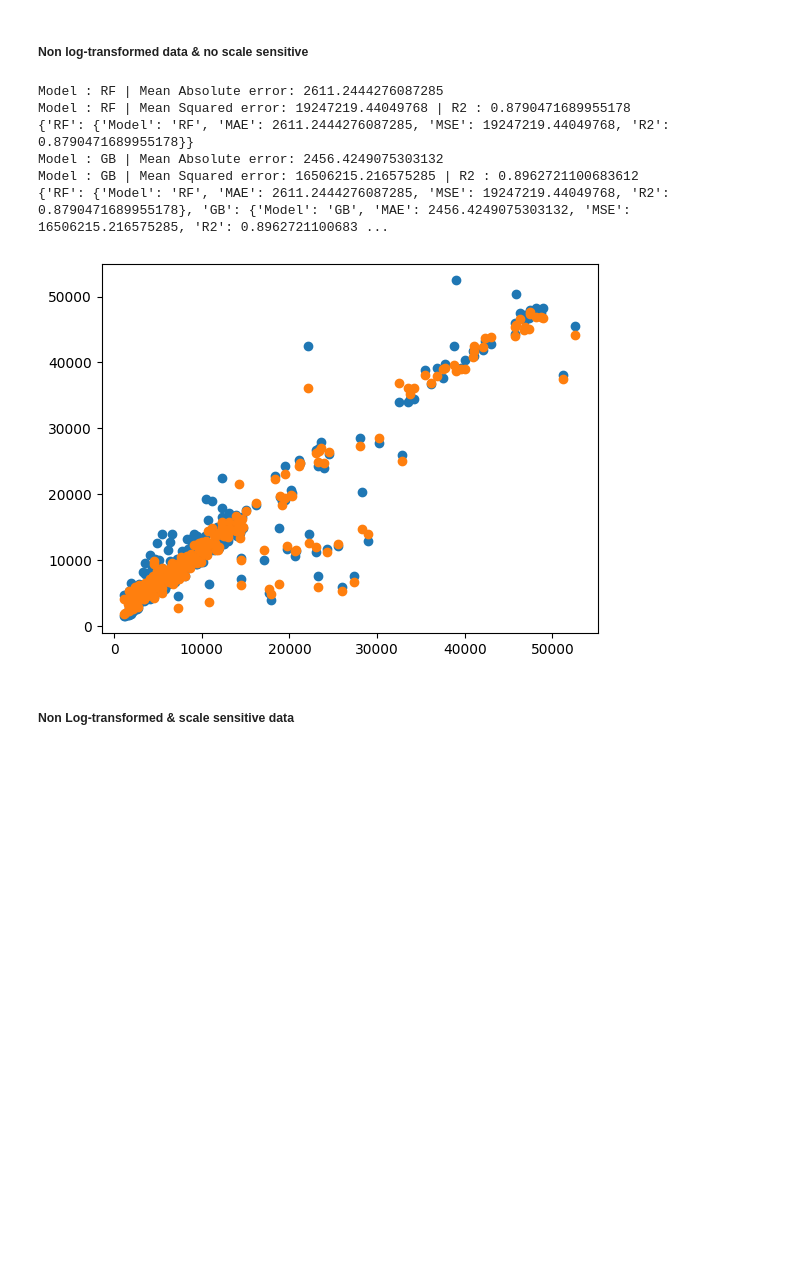
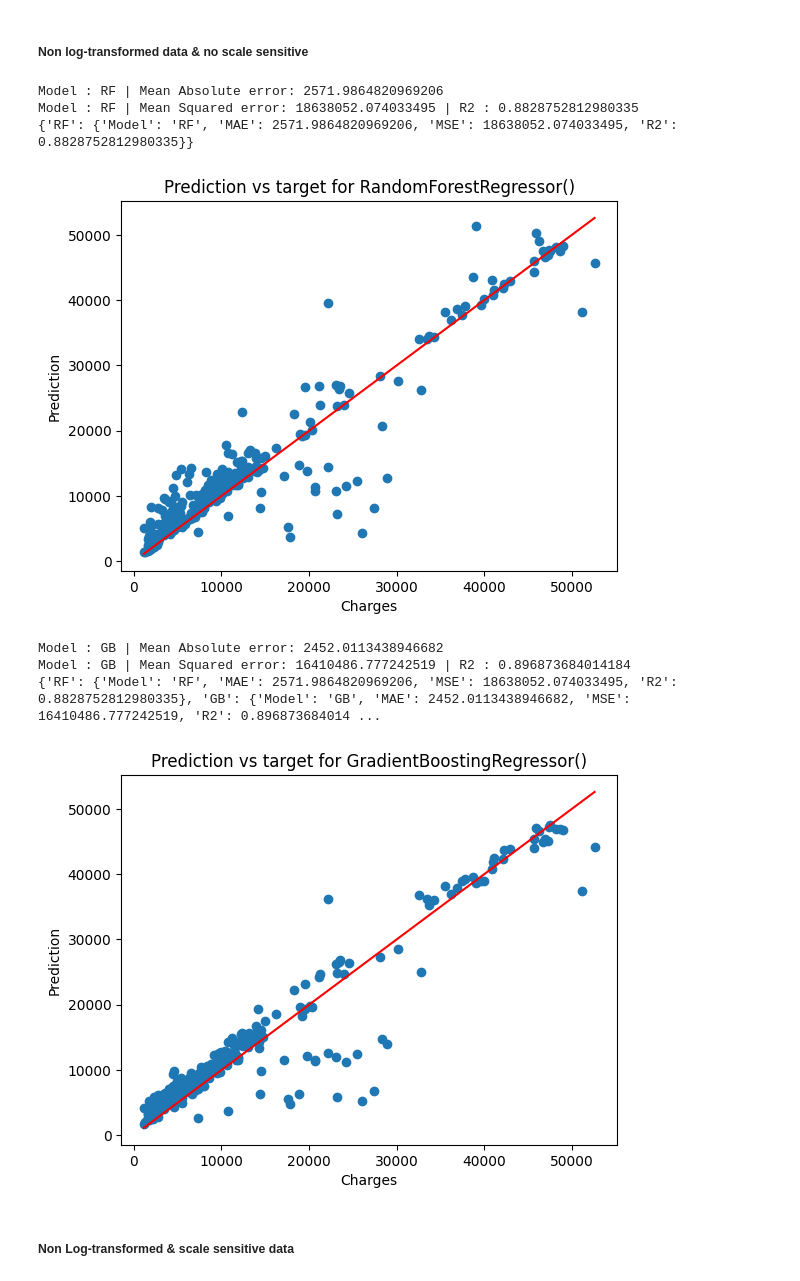
Before and after one commit to miloszgroch/Insurance---ML-Regression, a Jupyter notebook: Insurance.ipynb, the cells around one changed output. Saved outputs shown, nothing was run; the diff lists cells and outputs as text; code cells hidden in the pictures; blank space fills up the shorter version.

```diff
--- a/Insurance.ipynb
+++ b/Insurance.ipynb
@@ -150,41 +150,47 @@ x_train, x_test, y_train, y_test = train_test_split(X, Y, train_size= 0.8, test_
 # %%
 from sklearn.linear_model import LinearRegression
 from sklearn.ensemble import RandomForestRegressor, GradientBoostingRegressor
 from sklearn.svm import SVR
 from sklearn.metrics import mean_absolute_error, mean_squared_error
 from sklearn.metrics import r2_score
 
 models = {
     "RF" : RandomForestRegressor(),
     "GB" : GradientBoostingRegressor()
 }
 
 results = {}
 
 for name, model in models.items():
     model.fit(x_train, y_train)
     pred = model.predict(x_test)
     mae = mean_absolute_error(y_test, pred)
     mse = mean_squared_error(y_test, pred)
     r = r2_score(y_test, pred)
     results[name] = {
         "Model" : name,
         "MAE" : mae,
         "MSE" : mse,
         "R2" : r
     }
     print(f'Model : {name} | Mean Absolute error: {mae} \nModel : {name} | Mean Squared error: {mse} | R2 : {r}')
     print(results)
     plt.scatter(y_test, pred)
-    plt.plot(np.linespace(0, max(y_test)), np.linespace(0, max(pred)))
+    line = np.linspace(min(y_test), max(y_test), 100)
+    plt.plot(line, line, color='red')
+    plt.xlabel("Charges")
+    plt.ylabel("Prediction")
+    plt.title(f'Prediction vs target for {model}')
+    plt.show()
 # %% [output]
-Model : RF | Mean Absolute error: 2611.2444276087285
-Model : RF | Mean Squared error: 19247219.44049768 | R2 : 0.8790471689955178
-{'RF': {'Model': 'RF', 'MAE': 2611.2444276087285, 'MSE': 19247219.44049768, 'R2': 0.8790471689955178}}
-Model : GB | Mean Absolute error: 2456.4249075303132
-Model : GB | Mean Squared error: 16506215.216575285 | R2 : 0.8962721100683612
-{'RF': {'Model': 'RF', 'MAE': 2611.2444276087285, 'MSE': 19247219.44049768, 'R2': 0.8790471689955178}, 'GB': {'Model': 'GB', 'MAE': 2456.4249075303132, 'MSE': 16506215.216575285, 'R2': 0.8962721100683 ...
+Model : RF | Mean Absolute error: 2571.9864820969206
+Model : RF | Mean Squared error: 18638052.074033495 | R2 : 0.8828752812980335
+{'RF': {'Model': 'RF', 'MAE': 2571.9864820969206, 'MSE': 18638052.074033495, 'R2': 0.8828752812980335}}
-[figure, old version]
+[figure, new version]
+Model : GB | Mean Absolute error: 2452.0113438946682
+Model : GB | Mean Squared error: 16410486.777242519 | R2 : 0.896873684014184
+{'RF': {'Model': 'RF', 'MAE': 2571.9864820969206, 'MSE': 18638052.074033495, 'R2': 0.8828752812980335}, 'GB': {'Model': 'GB', 'MAE': 2452.0113438946682, 'MSE': 16410486.777242519, 'R2': 0.896873684014 ...
+[figure, added]
 # %% [markdown]
 ##### Non Log-transformed & scale sensitive data
 # %%
```
